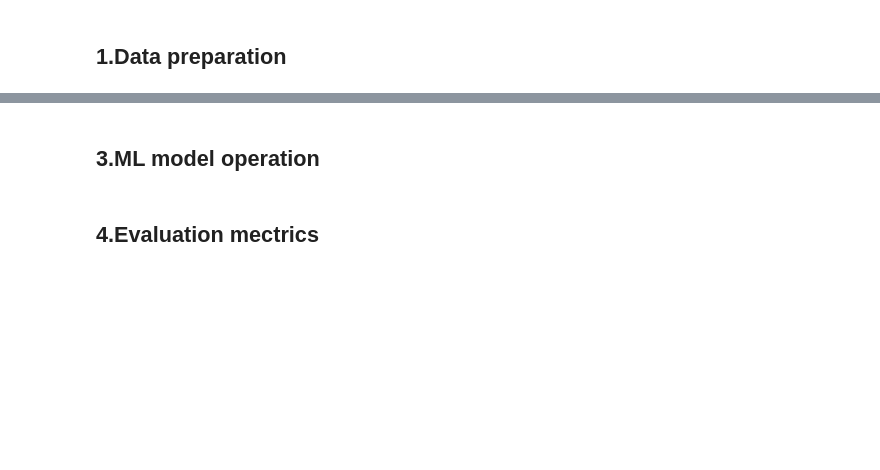
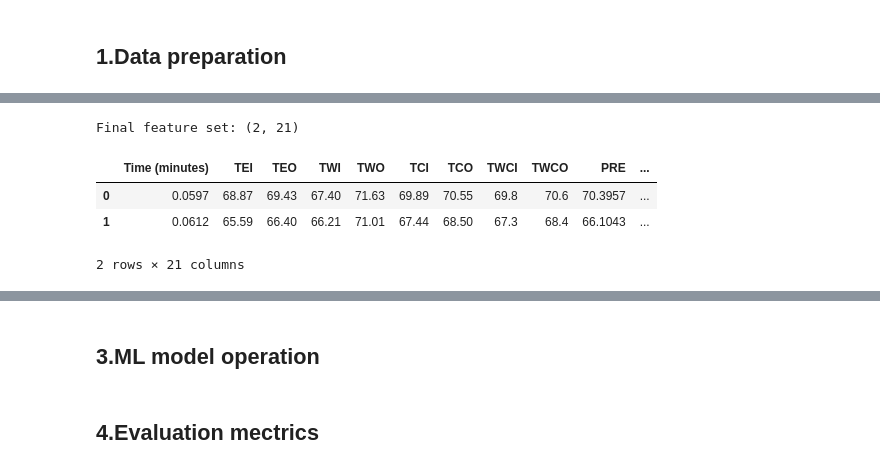
Before and after one commit to naphatsiri/M.Sc-IS-Fault-Detection, a Jupyter notebook: IS_fault_detection.ipynb, the cells around one changed output, grey strips where cells are left out. Drawn from its saved outputs; the diff is of its cells as text; code cells hidden in the pictures; blank space fills up the shorter version.

```diff
--- a/IS_fault_detection.ipynb
+++ b/IS_fault_detection.ipynb
@@ -4,0 +95,25 @@
+# %%
+# Select the relevant columns for ML
+
+# Core measured features for refrigerant leak detection
+selected_features = [
+    "TEI", "TEO", "TWI", "TWO",           # Thermal temperatures
+    "TCI", "TCO", "TWCI", "TWCO",         # Condenser temps
+    "PRE", "PRC", "P_lift",               # Pressure features
+    "kW", "COP", "Cooling Tons",          # Performance indicators
+    "Amps", "RLA%",                       # Electrical features
+    "Tsh_suc", "Tsh_dis",                 # Superheat
+    "kW/Ton"                              # Efficiency
+]
+
+df = df[["Time (minutes)"] + selected_features + ["label"]]
+print("Final feature set:", df.shape)
+# %% [output]
+Final feature set: (2, 21)
+# %%
+df.head()
+# %% [output]
+|  | Time (minutes) | TEI | TEO | TWI | TWO | TCI | TCO | TWCI | TWCO | PRE | ... |
+| 0 | 0.0597 | 68.87 | 69.43 | 67.40 | 71.63 | 69.89 | 70.55 | 69.8 | 70.6 | 70.3957 | ... |
+| 1 | 0.0612 | 65.59 | 66.40 | 66.21 | 71.01 | 67.44 | 68.50 | 67.3 | 68.4 | 66.1043 | ... |
+2 rows × 21 columns
```
Also changed, not shown: parts of 14 cells of this notebook.
